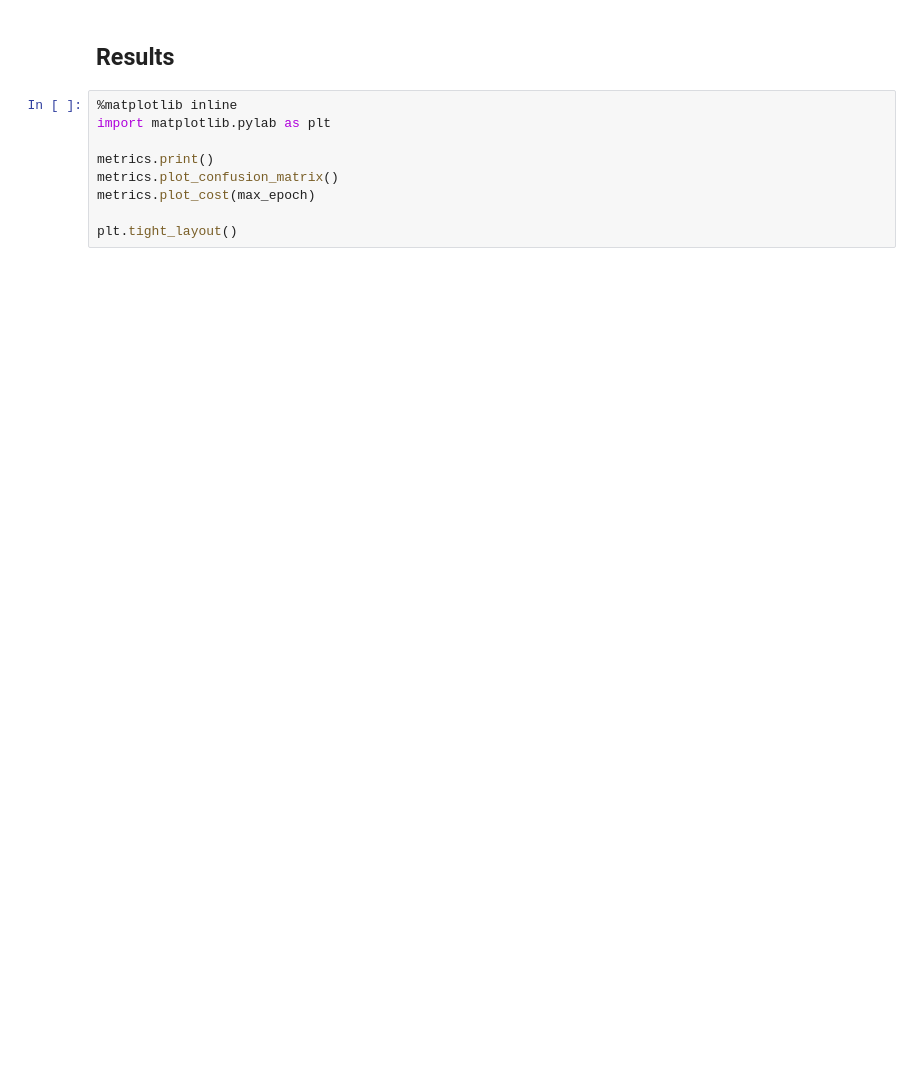
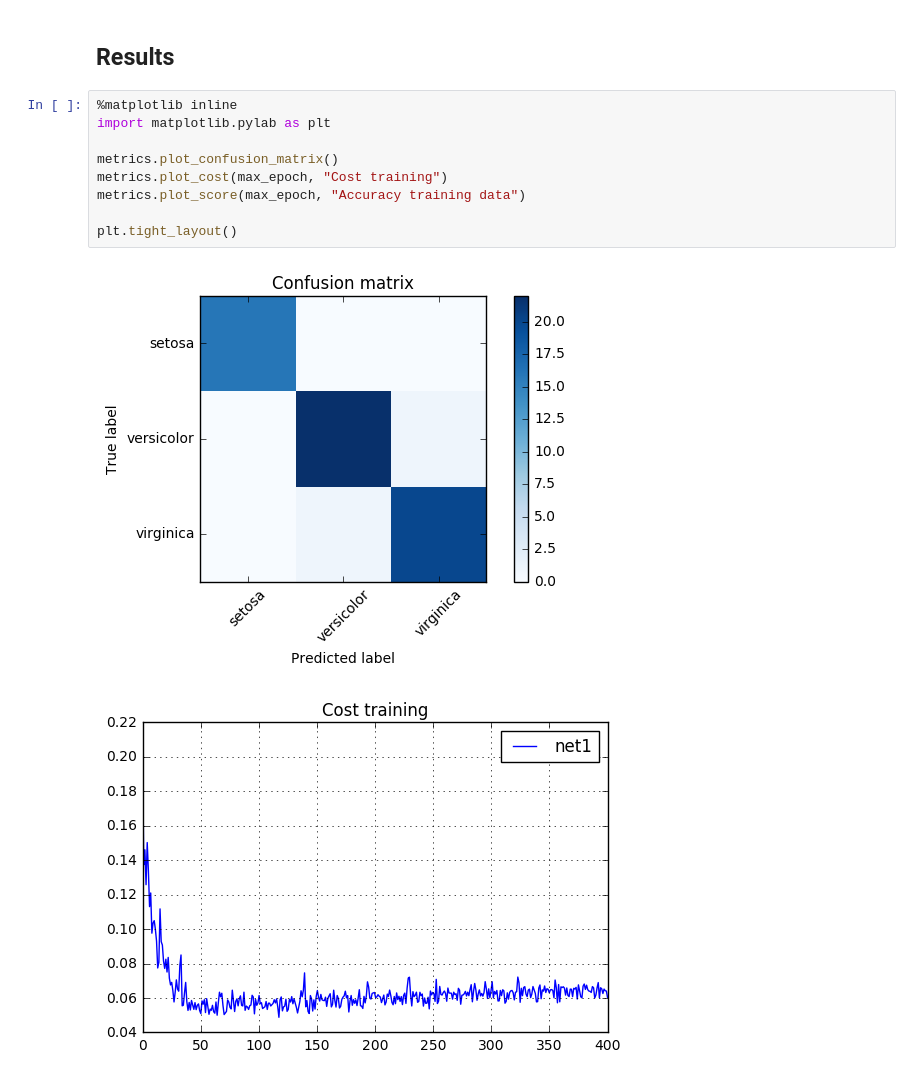
Before and after one commit to pdoren/DeepEnsemble, a Jupyter notebook: examples/Iris/main.ipynb, the cells around one changed output. Saved outputs shown, nothing was run; the diff lists cells and outputs as text; blank space fills up the shorter version.

```diff
--- a/examples/Iris/main.ipynb
+++ b/examples/Iris/main.ipynb
@@ -84,9 +76,12 @@ ImportError: No module named 'libml.utils.regularizer_function'
 # %%
 %matplotlib inline
 import matplotlib.pylab as plt
 
-metrics.print()
 metrics.plot_confusion_matrix()
-metrics.plot_cost(max_epoch)
+metrics.plot_cost(max_epoch, "Cost training")
+metrics.plot_score(max_epoch, "Accuracy training data")
 
 plt.tight_layout()
+# %% [output]
+[figure, added]
+[figure, added]
```
Also changed, not shown: parts of 7 cells of this notebook, 1 other file.
